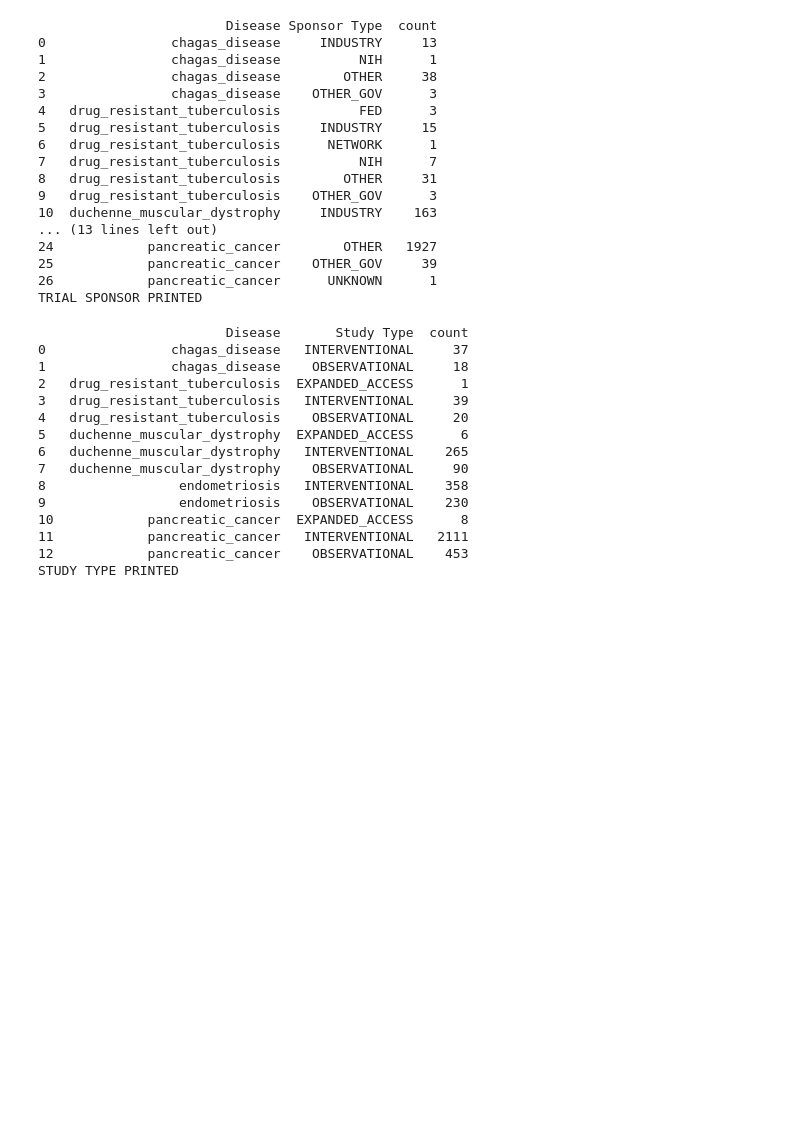
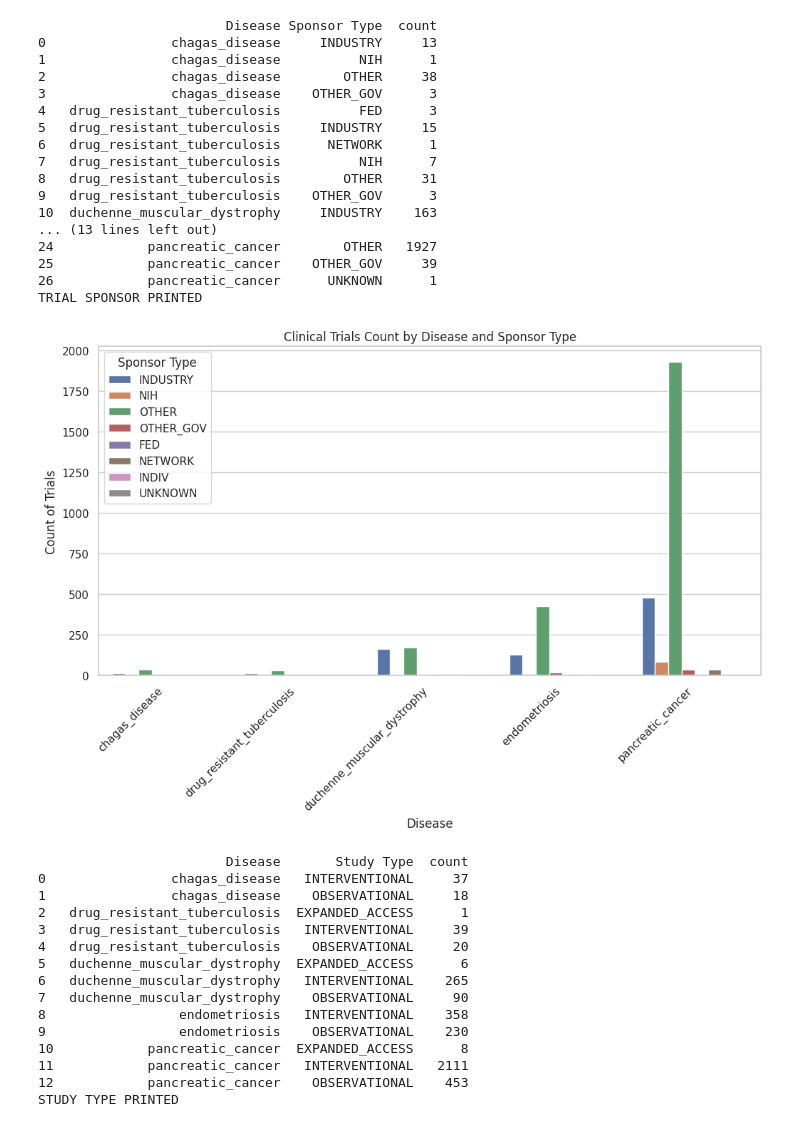
Before and after one commit to Nafiz43/STA-220-Project-Clinical-Trial-Analysis, a Jupyter notebook: 02_eda_clinical_trial.ipynb, the cells around one changed output. Cells and saved outputs as stored; diff of their text form; code cells hidden in the pictures; blank space fills up the shorter version.

```diff
--- a/02_eda_clinical_trial.ipynb
+++ b/02_eda_clinical_trial.ipynb
@@ -57,6 +57,61 @@ print("TRIAL SPONSOR PRINTED")
 25            pancreatic_cancer    OTHER_GOV     39
 26            pancreatic_cancer      UNKNOWN      1
 TRIAL SPONSOR PRINTED
+# %%
+import pandas as pd
+import matplotlib.pyplot as plt
+import seaborn as sns
+
+# Creating the dataframe
+data = {
+    "Disease": [
+        "chagas_disease", "chagas_disease", "chagas_disease", "chagas_disease",
+        "drug_resistant_tuberculosis", "drug_resistant_tuberculosis", "drug_resistant_tuberculosis",
+        "drug_resistant_tuberculosis", "drug_resistant_tuberculosis", "drug_resistant_tuberculosis",
+        "duchenne_muscular_dystrophy", "duchenne_muscular_dystrophy", "duchenne_muscular_dystrophy",
+        "duchenne_muscular_dystrophy", "duchenne_muscular_dystrophy",
+        "endometriosis", "endometriosis", "endometriosis", "endometriosis", "endometriosis",
+        "pancreatic_cancer", "pancreatic_cancer", "pancreatic_cancer", "pancreatic_cancer",
+        "pancreatic_cancer", "pancreatic_cancer", "pancreatic_cancer"
+    ],
+    "Sponsor Type": [
+        "INDUSTRY", "NIH", "OTHER", "OTHER_GOV",
+        "FED", "INDUSTRY", "NETWORK", "NIH", "OTHER", "OTHER_GOV",
+        "INDUSTRY", "NETWORK", "NIH", "OTHER", "OTHER_GOV",
+        "INDUSTRY", "NETWORK", "NIH", "OTHER", "OTHER_GOV",
+        "INDIV", "INDUSTRY", "NETWORK", "NIH", "OTHER", "OTHER_GOV", "UNKNOWN"
+    ],
+    "Count": [
+        13, 1, 38, 3, 3, 15, 1, 7, 31, 3,
+        163, 10, 6, 174, 8, 128, 4, 9, 427, 20,
+        1, 480, 39, 85, 1927, 39, 1
+    ]
+}
+
+df = pd.DataFrame(data)
+
+# Set plot style
+plt.figure(figsize=(12, 6))
+sns.set_theme(style="whitegrid")
+
+# Create the bar plot
+ax = sns.barplot(data=df, x="Disease", y="Count", hue="Sponsor Type")
+
+# Rotate x-axis labels for readability
+plt.xticks(rotation=45, ha="right")
+
+# Set labels and title
+plt.xlabel("Disease")
+plt.ylabel("Count of Trials")
+plt.title("Clinical Trials Count by Disease and Sponsor Type")
+
+# Show the legend
+plt.legend(title="Sponsor Type")
+
+# Display the plot
+plt.show()
+# %% [output]
+[figure, added]
 # %%
 study_type = df.groupby(['Disease', 'Study Type']).size().reset_index(name='count')
 
```
Also changed, not shown: parts of 1 cell of this notebook, 4 other files.
